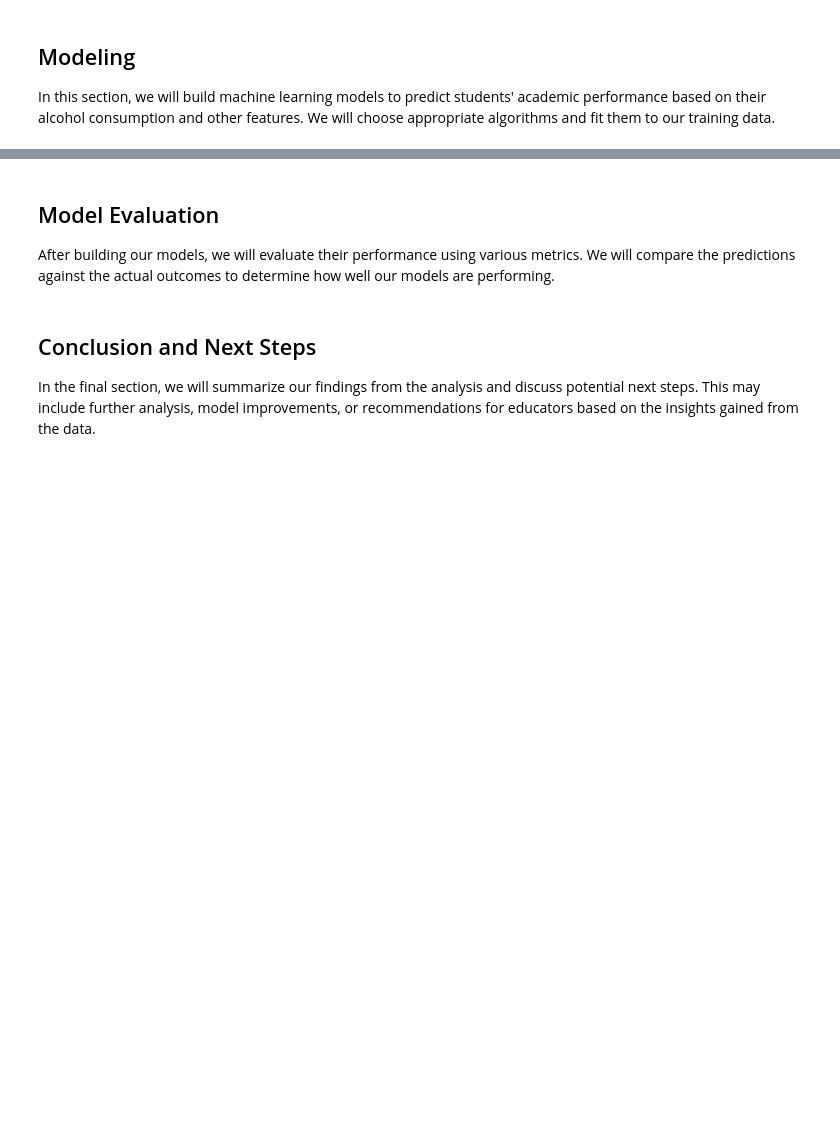
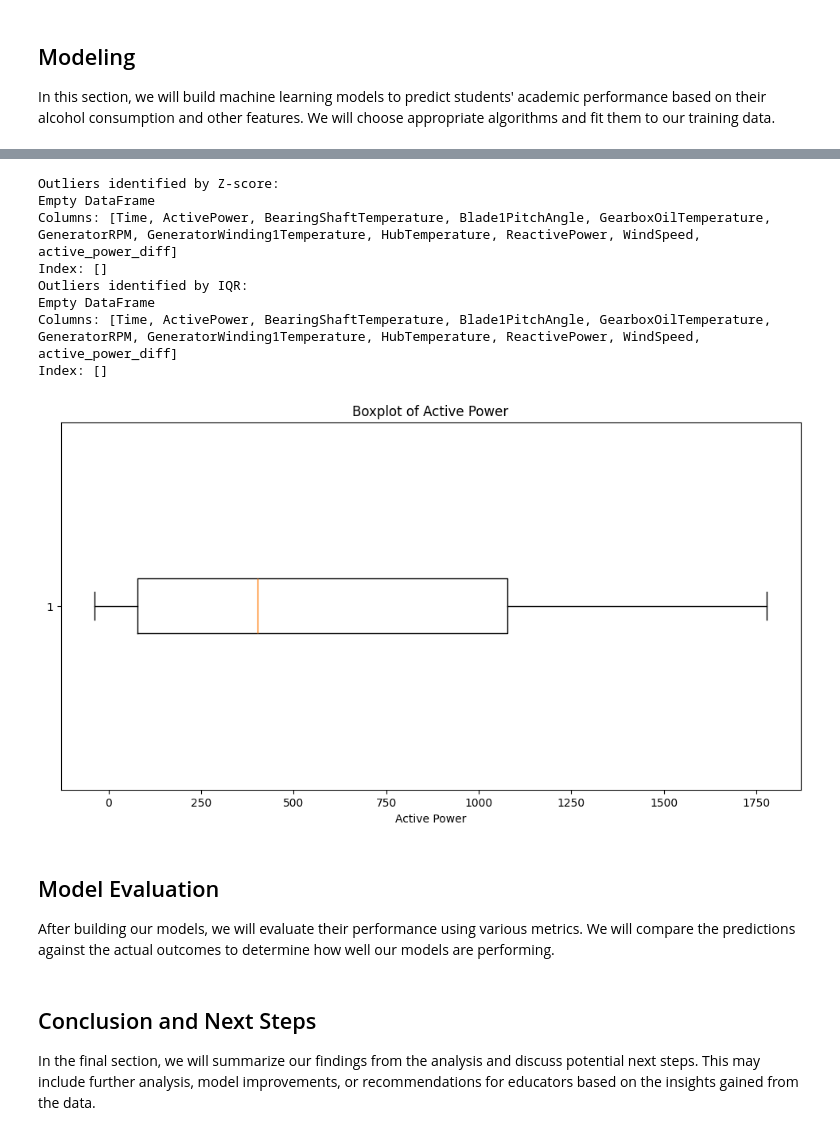
Before and after one commit to richenapedro/Data-Science-Analyst, a Jupyter notebook: Working/Wind Power Forecasting/script/Wind Power Forecasting.ipynb, the cells around one changed output, grey strips where cells are left out. Saved outputs shown, nothing was run; the diff lists cells and outputs as text; code cells hidden in the pictures; blank space fills up the shorter version.

```diff
--- a/Working/Wind Power Forecasting/script/Wind Power Forecasting.ipynb
+++ b/Working/Wind Power Forecasting/script/Wind Power Forecasting.ipynb
@@ -590,3 +668,39 @@ In this section, we will build machine learning models to predict students' acad
+# %%
+# Outlier Detection
+# Z-score
+import numpy as np
+
+# Calculate the Z-score
+z_scores = np.abs((df_cleaned['ActivePower'] - df_cleaned['ActivePower'].mean()) / df_cleaned['ActivePower'].std())
+outliers_z = df_cleaned[z_scores > 3]
+print("Outliers identified by Z-score:")
+print(outliers_z)
+IQR
+Q1 = df_cleaned['ActivePower'].quantile(0.25)
+Q3 = df_cleaned['ActivePower'].quantile(0.75)
+IQR = Q3 - Q1
+
+# Identify outliers
+outliers_iqr = df_cleaned[(df_cleaned['ActivePower'] < (Q1 - 1.5 * IQR)) | (df_cleaned['ActivePower'] > (Q3 + 1.5 * IQR))]
+print("Outliers identified by IQR:")
+print(outliers_iqr)
+
+# Boxplot to visualize outliers
+plt.figure(figsize=(12, 6))
+plt.boxplot(df_cleaned['ActivePower'], vert=False)
+plt.title('Boxplot of Active Power')
+plt.xlabel('Active Power')
+plt.show()
+# %% [output]
+Outliers identified by Z-score:
+Empty DataFrame
+Columns: [Time, ActivePower, BearingShaftTemperature, Blade1PitchAngle, GearboxOilTemperature, GeneratorRPM, GeneratorWinding1Temperature, HubTemperature, ReactivePower, WindSpeed, active_power_diff]
+Index: []
+Outliers identified by IQR:
+Empty DataFrame
+Columns: [Time, ActivePower, BearingShaftTemperature, Blade1PitchAngle, GearboxOilTemperature, GeneratorRPM, GeneratorWinding1Temperature, HubTemperature, ReactivePower, WindSpeed, active_power_diff]
+Index: []
+[figure, added]
 # %% [markdown]
 ## Model Evaluation <a name="model-evaluation"></a>
 After building our models, we will evaluate their performance using various metrics. We will compare the predictions against the actual outcomes to determine how well our models are performing.
```
Also changed, not shown: parts of 6 cells of this notebook.
